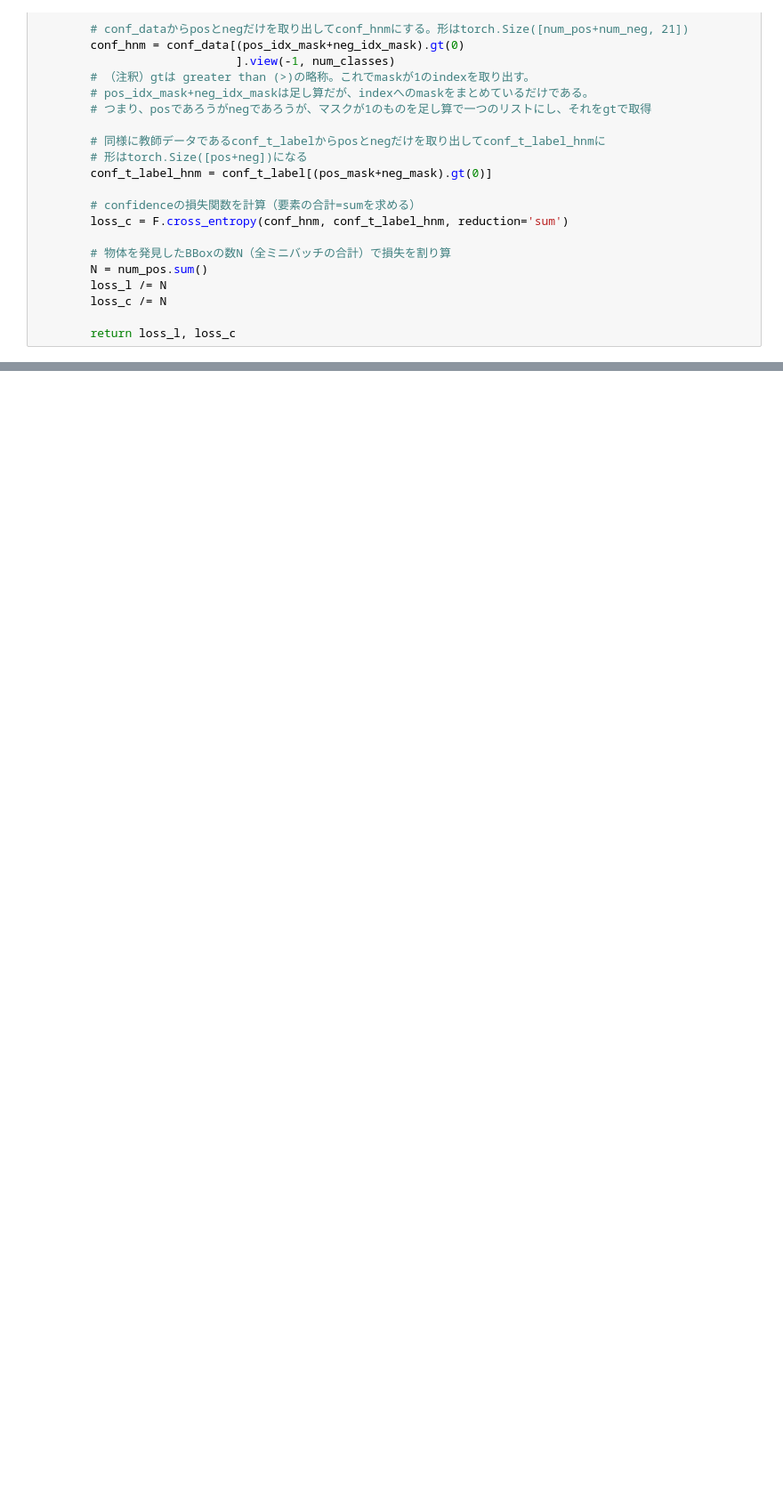
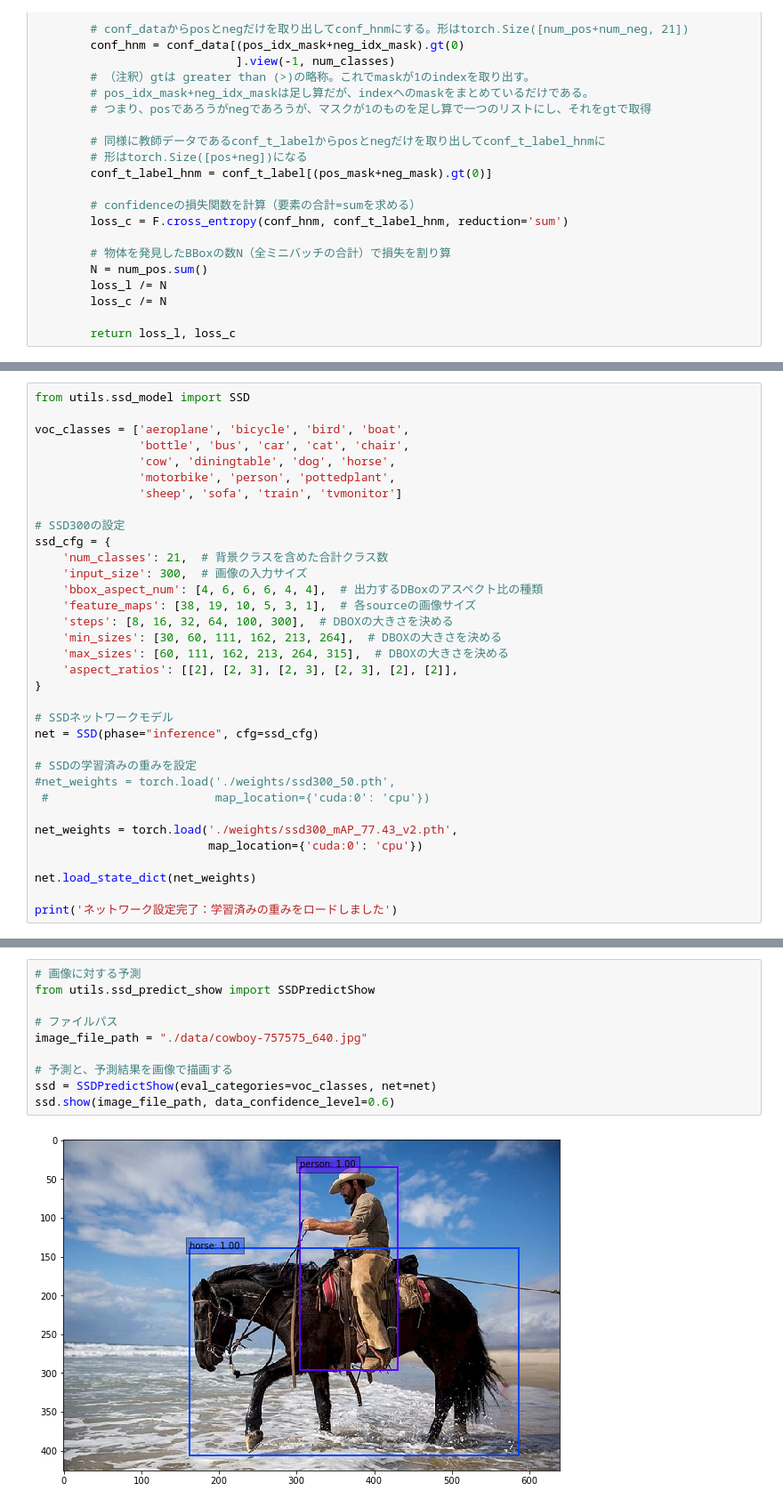
Before and after one commit to nsakki55/tech-notes, a Jupyter notebook: pytorch_advanced/2_objectdetection/ch2.ipynb, the cells around one changed output, grey strips where cells are left out. Shown at 89% size. Saved outputs shown, nothing was run; the diff lists cells and outputs as text; blank space fills up the shorter version.

```diff
--- a/pytorch_advanced/2_objectdetection/ch2.ipynb
+++ b/pytorch_advanced/2_objectdetection/ch2.ipynb
@@ -1257,0 +1550,34 @@ class MultiBoxLoss(nn.Module):
+# %%
+from utils.ssd_model import SSD
+
+voc_classes = ['aeroplane', 'bicycle', 'bird', 'boat',
+               'bottle', 'bus', 'car', 'cat', 'chair',
+               'cow', 'diningtable', 'dog', 'horse',
+               'motorbike', 'person', 'pottedplant',
+               'sheep', 'sofa', 'train', 'tvmonitor']
+
+# SSD300の設定
+ssd_cfg = {
+    'num_classes': 21,  # 背景クラスを含めた合計クラス数
+    'input_size': 300,  # 画像の入力サイズ
+    'bbox_aspect_num': [4, 6, 6, 6, 4, 4],  # 出力するDBoxのアスペクト比の種類
+    'feature_maps': [38, 19, 10, 5, 3, 1],  # 各sourceの画像サイズ
+    'steps': [8, 16, 32, 64, 100, 300],  # DBOXの大きさを決める
+    'min_sizes': [30, 60, 111, 162, 213, 264],  # DBOXの大きさを決める
+    'max_sizes': [60, 111, 162, 213, 264, 315],  # DBOXの大きさを決める
+    'aspect_ratios': [[2], [2, 3], [2, 3], [2, 3], [2], [2]],
+}
+
+# SSDネットワークモデル
+net = SSD(phase="inference", cfg=ssd_cfg)
+
+# SSDの学習済みの重みを設定
+#net_weights = torch.load('./weights/ssd300_50.pth',
+ #                        map_location={'cuda:0': 'cpu'})
+
+net_weights = torch.load('./weights/ssd300_mAP_77.43_v2.pth',
+                         map_location={'cuda:0': 'cpu'})
+
+net.load_state_dict(net_weights)
+
+print('ネットワーク設定完了：学習済みの重みをロードしました')
@@ -1257,0 +1640,12 @@ class MultiBoxLoss(nn.Module):
+# %%
+# 画像に対する予測
+from utils.ssd_predict_show import SSDPredictShow
+
+# ファイルパス
+image_file_path = "./data/cowboy-757575_640.jpg"
+
+# 予測と、予測結果を画像で描画する
+ssd = SSDPredictShow(eval_categories=voc_classes, net=net)
+ssd.show(image_file_path, data_confidence_level=0.6)
+# %% [output]
+[figure, added]
```
Also changed, not shown: parts of 21 cells of this notebook, 2 other files.
